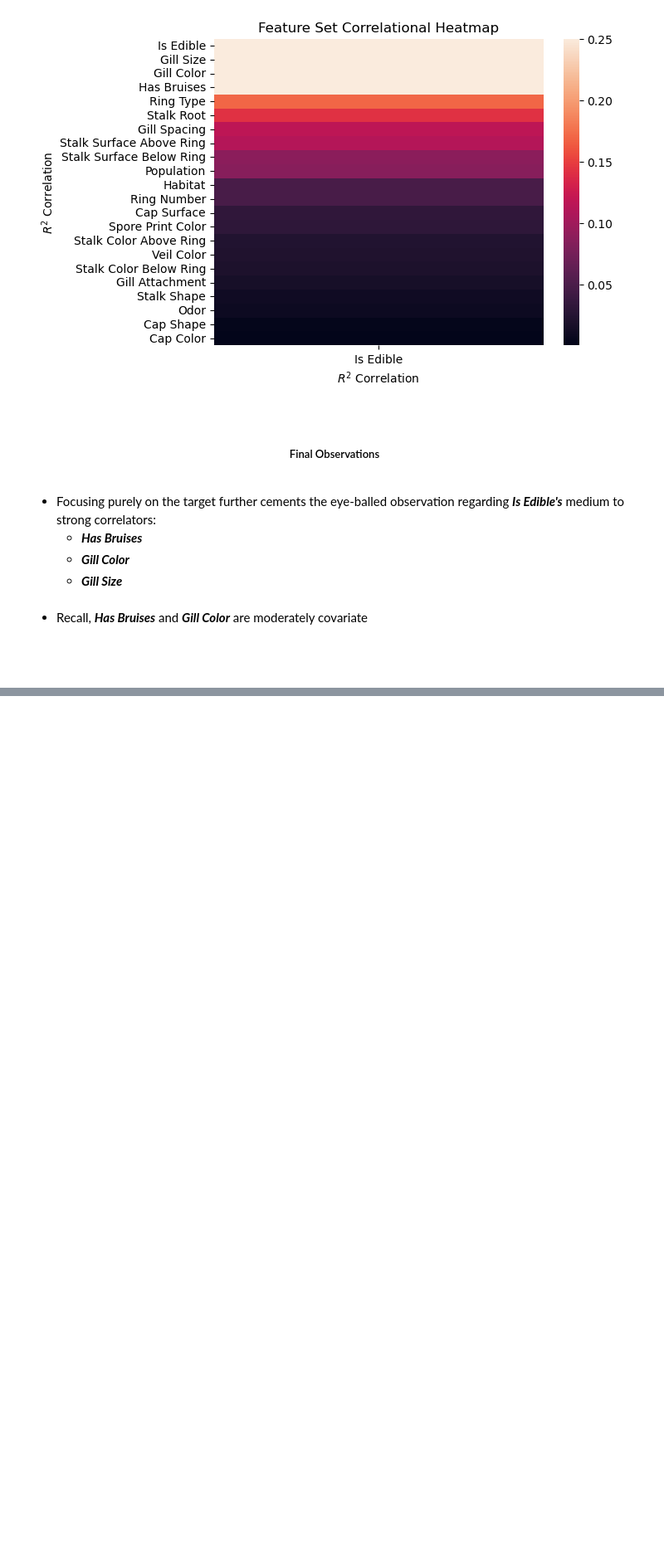
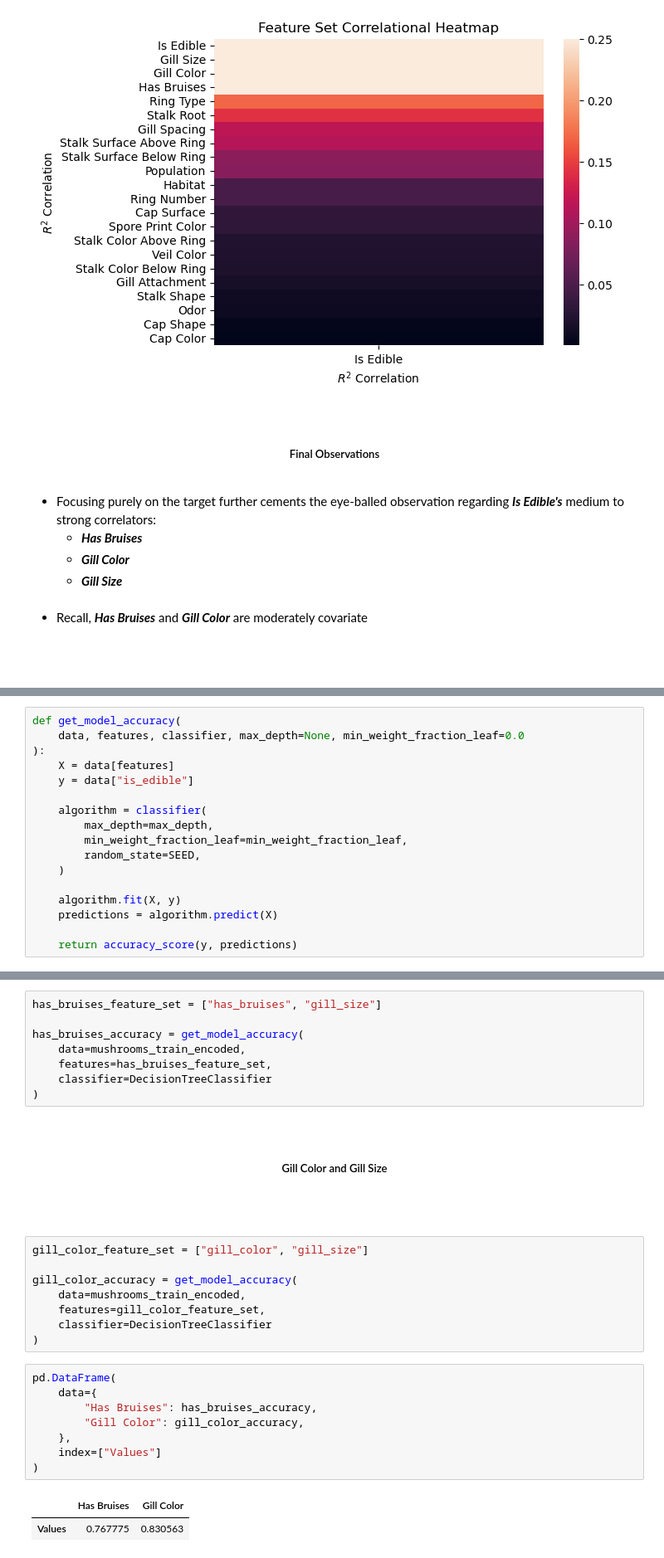
Before and after one commit to MondeAnna/posinous-mushrooms, a Jupyter notebook: notebook/mushrooms.ipynb, the cells around one changed output, grey strips where cells are left out. Shown: that part at 83% size. Drawn from its saved outputs; the diff is of its cells as text; blank space fills up the shorter version.

Commit message:
feat (model): feature selection

```diff
--- a/notebook/mushrooms.ipynb
+++ b/notebook/mushrooms.ipynb
@@ -522,0 +532,17 @@ generate_corr_heatmap(is_edible, vmax=0.25)
+# %%
+def get_model_accuracy(
+    data, features, classifier, max_depth=None, min_weight_fraction_leaf=0.0
+):
+    X = data[features]
+    y = data["is_edible"]
+
+    algorithm = classifier(
+        max_depth=max_depth,
+        min_weight_fraction_leaf=min_weight_fraction_leaf,
+        random_state=SEED,
+    )
+
+    algorithm.fit(X, y)
+    predictions = algorithm.predict(X)
+
+    return accuracy_score(y, predictions)
@@ -522,0 +556,34 @@ generate_corr_heatmap(is_edible, vmax=0.25)
+# %%
+has_bruises_feature_set = ["has_bruises", "gill_size"]
+
+has_bruises_accuracy = get_model_accuracy(
+    data=mushrooms_train_encoded,
+    features=has_bruises_feature_set,
+    classifier=DecisionTreeClassifier
+)
+# %% [markdown]
+<br />
+
+<h5 align="center">Gill Color and Gill Size</h5>
+
+<br />
+<br />
+# %%
+gill_color_feature_set = ["gill_color", "gill_size"]
+
+gill_color_accuracy = get_model_accuracy(
+    data=mushrooms_train_encoded,
+    features=gill_color_feature_set,
+    classifier=DecisionTreeClassifier
+)
+# %%
+pd.DataFrame(
+    data={
+        "Has Bruises": has_bruises_accuracy,
+        "Gill Color": gill_color_accuracy,
+    },
+    index=["Values"]
+)
+# %% [output]
+|  | Has Bruises | Gill Color |
+| Values | 0.767775 | 0.830563 |
```
Also changed, not shown: parts of 3 cells of this notebook.
